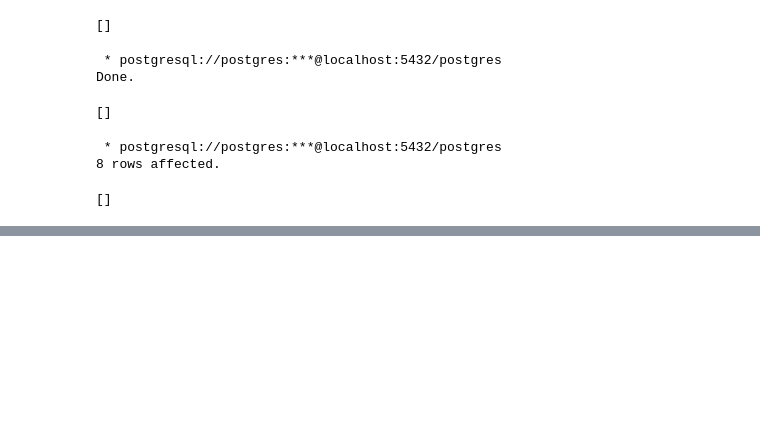
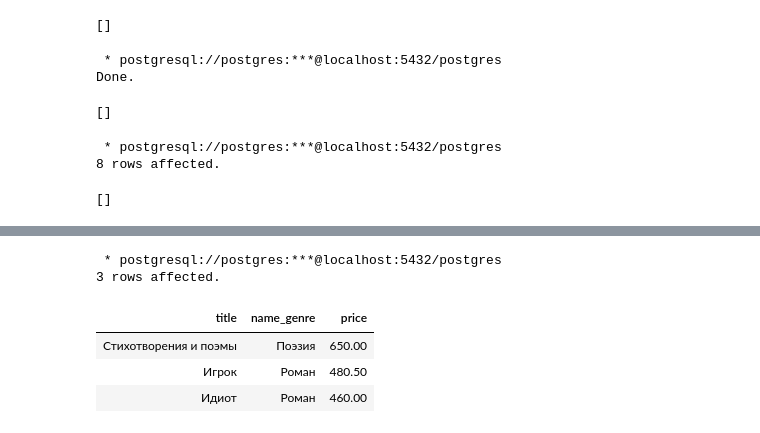
Before and after one commit to letrepas/Interactive-SQL-Simulator, a Jupyter notebook: SQL.ipynb, the cells around one changed output, grey strips where cells are left out. Saved outputs shown, nothing was run; the diff lists cells and outputs as text; code cells hidden in the pictures; blank space fills up the shorter version.

```diff
--- a/SQL.ipynb
+++ b/SQL.ipynb
@@ -1658,0 +1724,15 @@ VALUES ('Мастер и Маргарита', 1, 1, 670.99, 3),
+# %%
+%%sql
+SELECT title, name_genre, price
+FROM
+    stepik.book AS b JOIN stepik.genre AS g
+    ON b.genre_id = g.genre_id
+WHERE amount > 8
+ORDER BY price DESC;
+# %% [output]
+ * postgresql://postgres:***@localhost:5432/postgres
+3 rows affected.
+| title | name_genre | price |
+| Стихотворения и поэмы | Поэзия | 650.00 |
+| Игрок | Роман | 480.50 |
+| Идиот | Роман | 460.00 |
```
Also changed, not shown: parts of 2 cells of this notebook.
